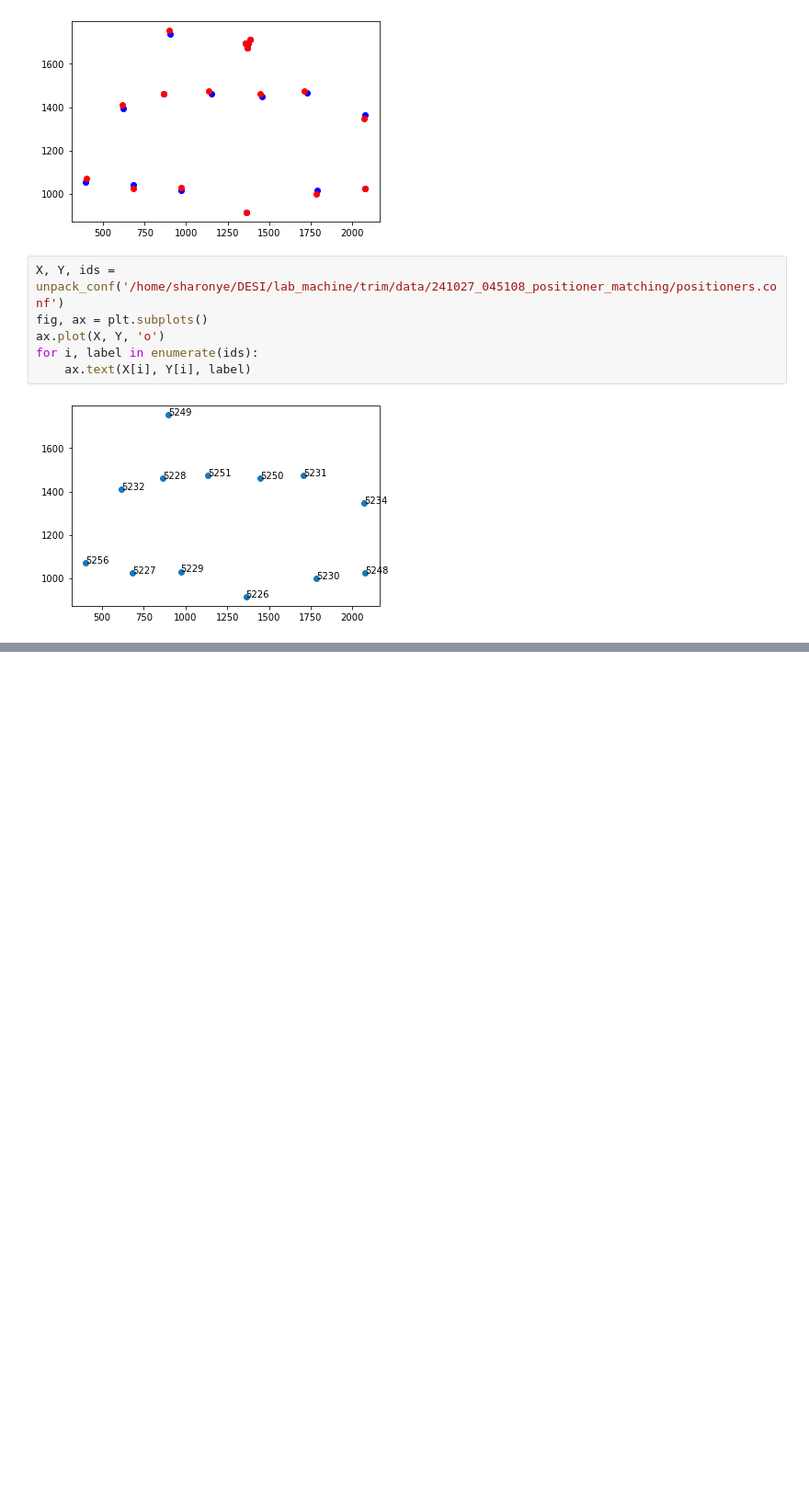
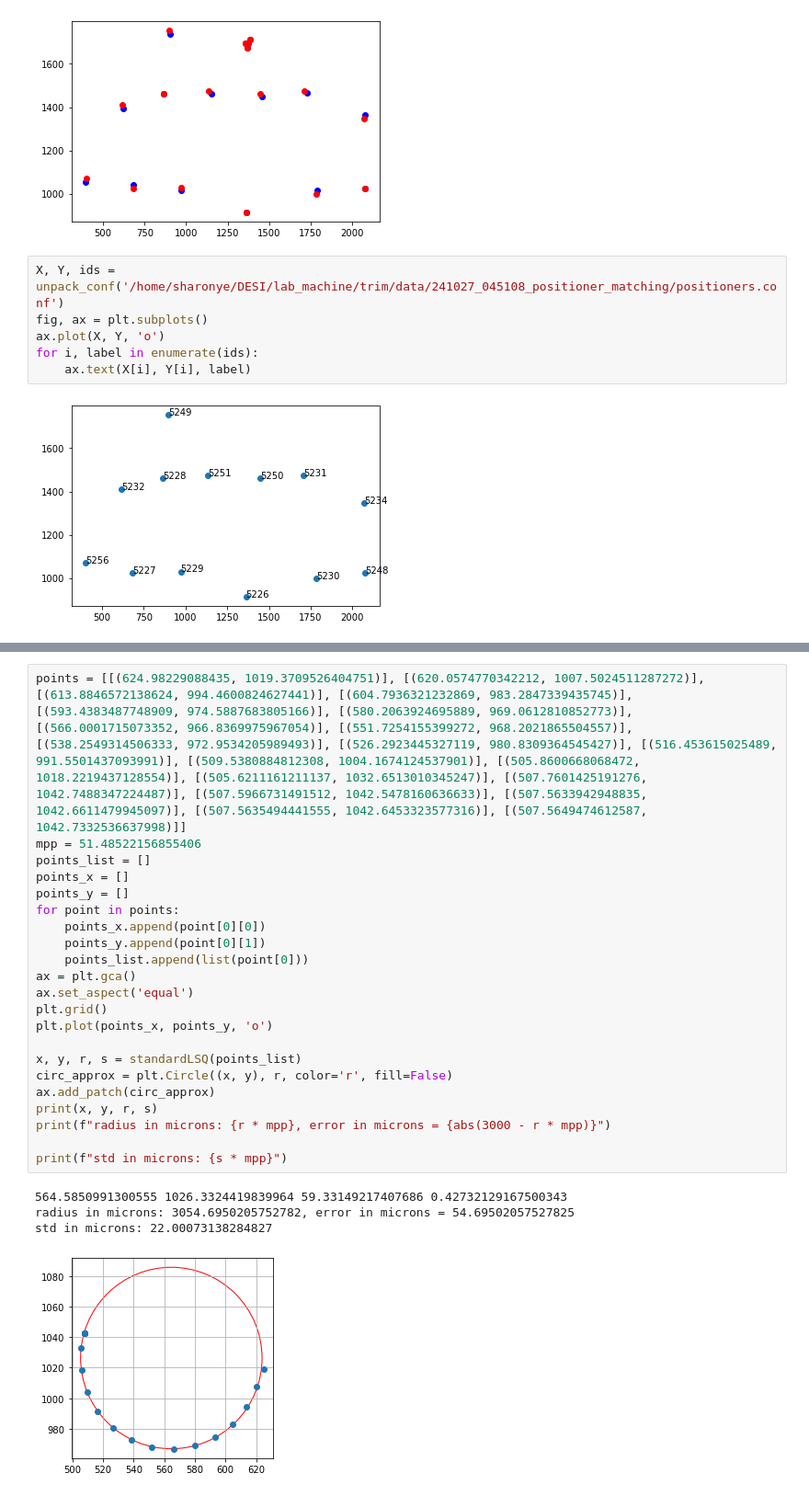
Before and after one commit to sharonrye/trim, a Jupyter notebook: sanity_check.ipynb, the cells around one changed output, grey strips where cells are left out. Shown at 92% size. Drawn from its saved outputs; the diff is of its cells as text; blank space fills up the shorter version.

```diff
--- a/sanity_check.ipynb
+++ b/sanity_check.ipynb
@@ -122,0 +177,27 @@ peak = 66508.86274907594 brightness appears out of expected range
+# %%
+points = [[(624.98229088435, 1019.3709526404751)], [(620.0574770342212, 1007.5024511287272)], [(613.8846572138624, 994.4600824627441)], [(604.7936321232869, 983.2847339435745)], [(593.4383487748909, 974.5887683805166)], [(580.2063924695889, 969.0612810852773)], [(566.0001715073352, 966.8369975967054)], [(551.7254155399272, 968.2021865504557)], [(538.2549314506333, 972.9534205989493)], [(526.2923445327119, 980.8309364545427)], [(516.453615025489, 991.5501437093991)], [(509.5380884812308, 1004.1674124537901)], [(505.8600668068472, 1018.2219437128554)], [(505.6211161211137, 1032.6513010345247)], [(507.7601425191276, 1042.7488347224487)], [(507.5966731491512, 1042.5478160636633)], [(507.5633942948835, 1042.6611479945097)], [(507.5635494441555, 1042.6453323577316)], [(507.5649474612587, 1042.7332536637998)]]
+mpp = 51.48522156855406
+points_list = []
+points_x = []
+points_y = []
+for point in points:
+    points_x.append(point[0][0])
+    points_y.append(point[0][1])
+    points_list.append(list(point[0]))
+ax = plt.gca()
+ax.set_aspect('equal')
+plt.grid()
+plt.plot(points_x, points_y, 'o')
+
+x, y, r, s = standardLSQ(points_list)
+circ_approx = plt.Circle((x, y), r, color='r', fill=False)
+ax.add_patch(circ_approx)
+print(x, y, r, s)
+print(f"radius in microns: {r * mpp}, error in microns = {abs(3000 - r * mpp)}")
+
+print(f"std in microns: {s * mpp}")
+# %% [output]
+564.5850991300555 1026.3324419839964 59.33149217407686 0.42732129167500343
+radius in microns: 3054.6950205752782, error in microns = 54.69502057527825
+std in microns: 22.00073138284827
+[figure, added]
```
Also changed, not shown: parts of 6 cells of this notebook, 2 other files.
